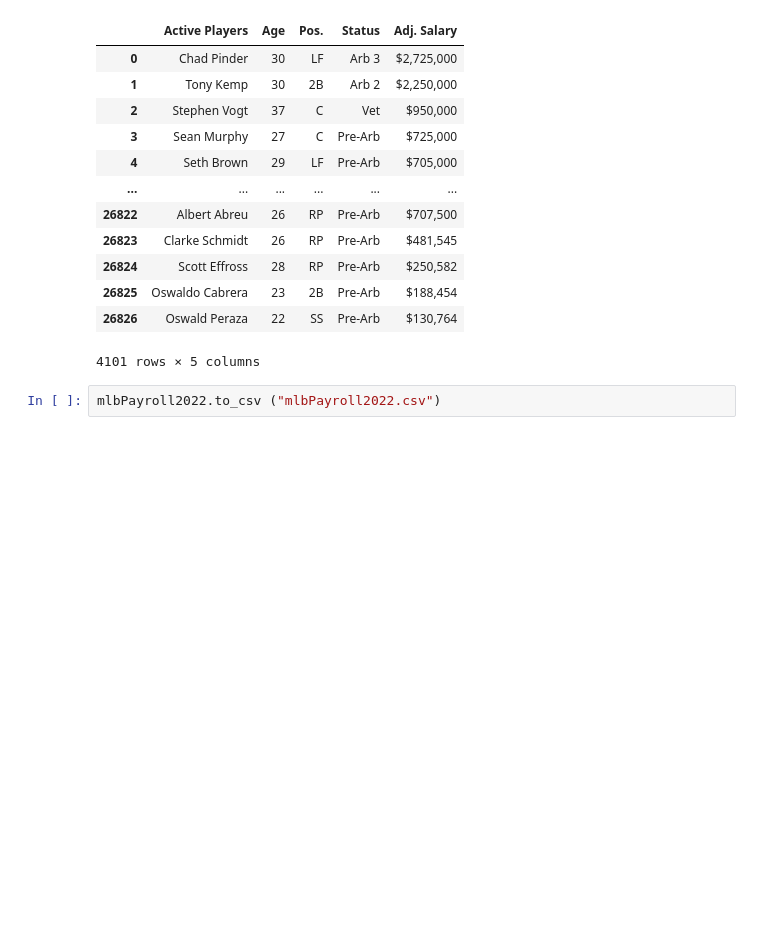
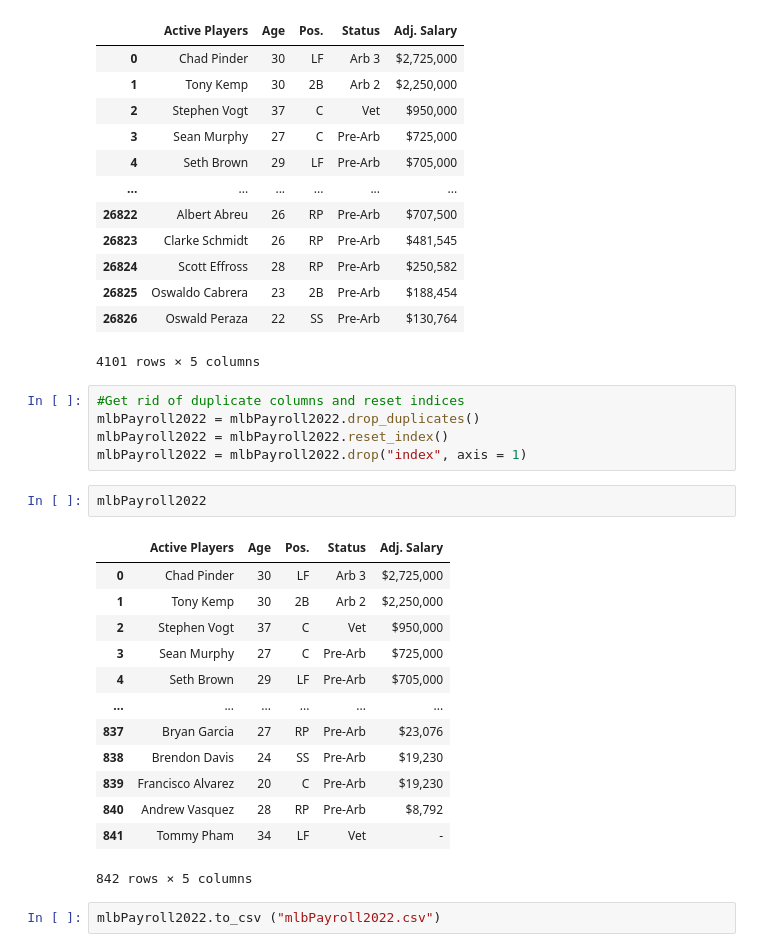
Before and after one commit to rmiles7720/mlbPayrollData, a Jupyter notebook: MLBWebScraping.ipynb, the cells around one changed output. Cells and saved outputs as stored; diff of their text form; blank space fills up the shorter version.

```diff
--- a/MLBWebScraping.ipynb
+++ b/MLBWebScraping.ipynb
@@ -109,5 +109,26 @@ mlbPayroll2022
 | 26825 | Oswaldo Cabrera | 23 | 2B | Pre-Arb | $188,454 |
 | 26826 | Oswald Peraza | 22 | SS | Pre-Arb | $130,764 |
 4101 rows × 5 columns
+# %%
+#Get rid of duplicate columns and reset indices
+mlbPayroll2022 = mlbPayroll2022.drop_duplicates()
+mlbPayroll2022 = mlbPayroll2022.reset_index()
+mlbPayroll2022 = mlbPayroll2022.drop("index", axis = 1)
+# %%
+mlbPayroll2022
+# %% [output]
+|  | Active Players | Age | Pos. | Status | Adj. Salary |
+| 0 | Chad Pinder | 30 | LF | Arb 3 | $2,725,000 |
+| 1 | Tony Kemp | 30 | 2B | Arb 2 | $2,250,000 |
+| 2 | Stephen Vogt | 37 | C | Vet | $950,000 |
+| 3 | Sean Murphy | 27 | C | Pre-Arb | $725,000 |
+| 4 | Seth Brown | 29 | LF | Pre-Arb | $705,000 |
+| ... | ... | ... | ... | ... | ... |
+| 837 | Bryan Garcia | 27 | RP | Pre-Arb | $23,076 |
+| 838 | Brendon Davis | 24 | SS | Pre-Arb | $19,230 |
+| 839 | Francisco Alvarez | 20 | C | Pre-Arb | $19,230 |
+| 840 | Andrew Vasquez | 28 | RP | Pre-Arb | $8,792 |
+| 841 | Tommy Pham | 34 | LF | Vet | - |
+842 rows × 5 columns
 # %%
 mlbPayroll2022.to_csv ("mlbPayroll2022.csv")
```
